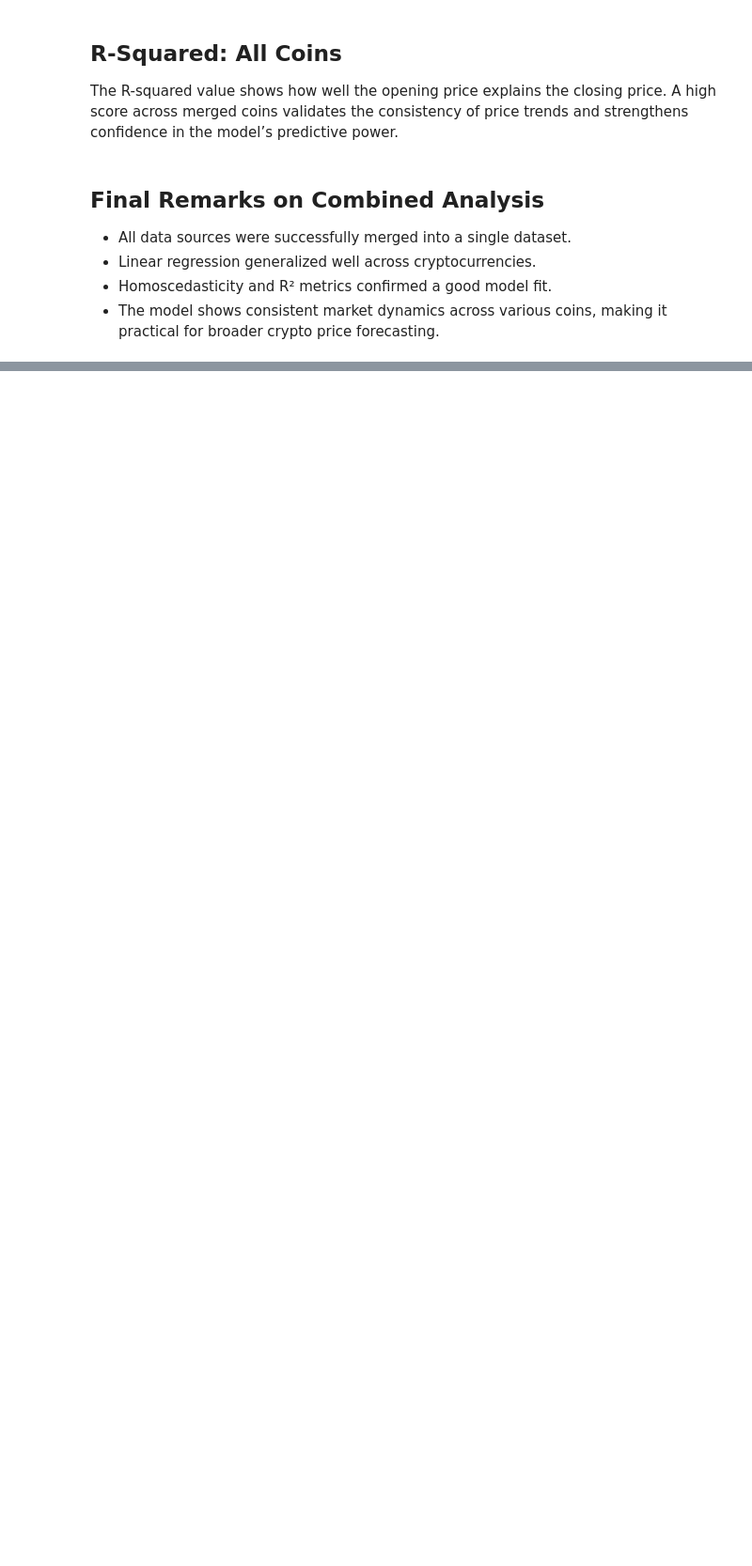
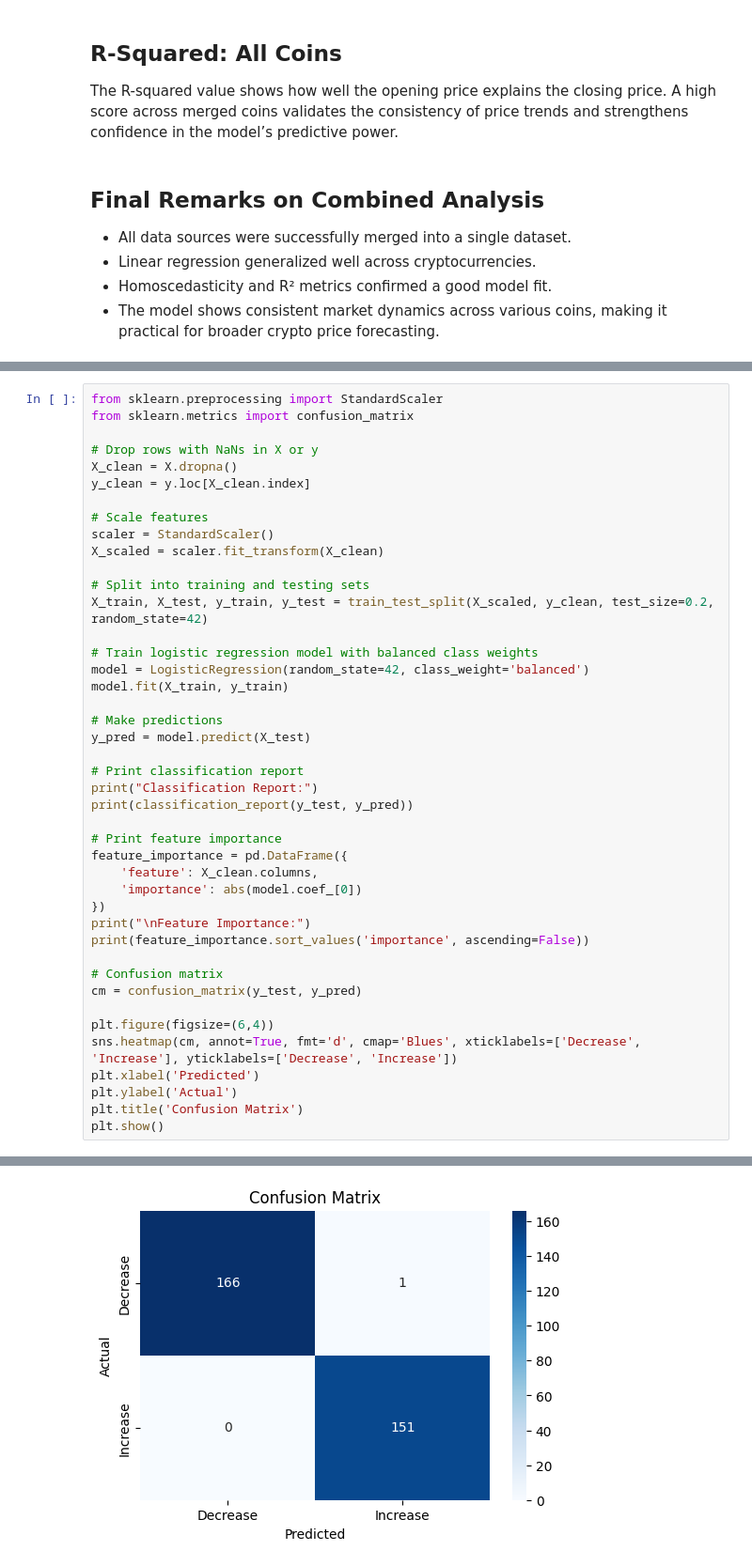
Before and after one commit to Eris-Leksi/-TRUMP-sentiment-analysis, a Jupyter notebook: script.ipynb, the cells around one changed output, grey strips where cells are left out. Shown at 94% size. Cells and saved outputs as stored; diff of their text form; blank space fills up the shorter version.

```diff
--- a/script.ipynb
+++ b/script.ipynb
@@ -1054,0 +1263,44 @@ The R-squared value shows how well the opening price explains the closing price.
+# %%
+from sklearn.preprocessing import StandardScaler
+from sklearn.metrics import confusion_matrix
+
+# Drop rows with NaNs in X or y
+X_clean = X.dropna()
+y_clean = y.loc[X_clean.index]
+
+# Scale features
+scaler = StandardScaler()
+X_scaled = scaler.fit_transform(X_clean)
+
+# Split into training and testing sets
+X_train, X_test, y_train, y_test = train_test_split(X_scaled, y_clean, test_size=0.2, random_state=42)
+
+# Train logistic regression model with balanced class weights
+model = LogisticRegression(random_state=42, class_weight='balanced')
+model.fit(X_train, y_train)
+
+# Make predictions
+y_pred = model.predict(X_test)
+
+# Print classification report
+print("Classification Report:")
+print(classification_report(y_test, y_pred))
+
+# Print feature importance
+feature_importance = pd.DataFrame({
+    'feature': X_clean.columns,
+    'importance': abs(model.coef_[0])
+})
+print("\nFeature Importance:")
+print(feature_importance.sort_values('importance', ascending=False))
+
+# Confusion matrix
+cm = confusion_matrix(y_test, y_pred)
+
+plt.figure(figsize=(6,4))
+sns.heatmap(cm, annot=True, fmt='d', cmap='Blues', xticklabels=['Decrease', 'Increase'], yticklabels=['Decrease', 'Increase'])
+plt.xlabel('Predicted')
+plt.ylabel('Actual')
+plt.title('Confusion Matrix')
+plt.show()
+# %% [output]
@@ -1054,0 +1324 @@ The R-squared value shows how well the opening price explains the closing price.
+[figure, added]
```
Also changed, not shown: parts of 48 cells of this notebook.
